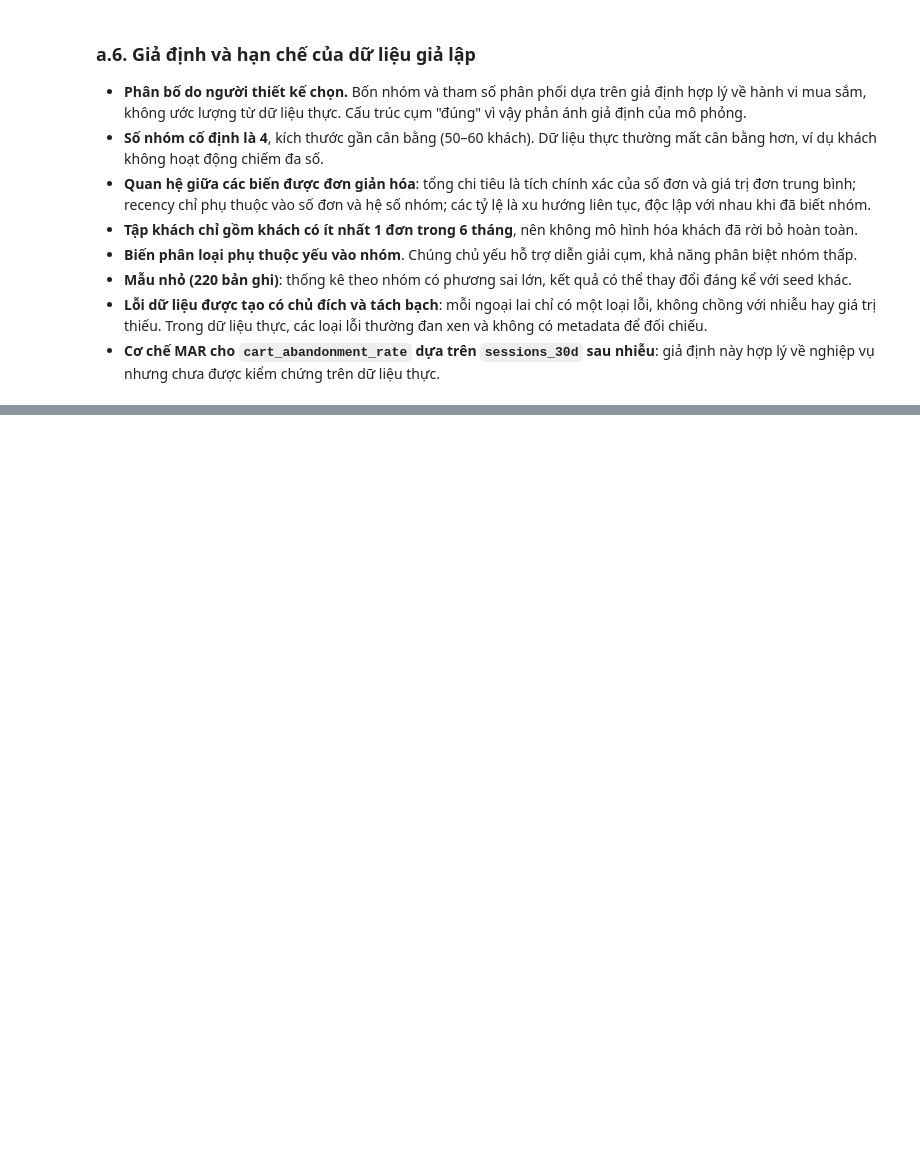
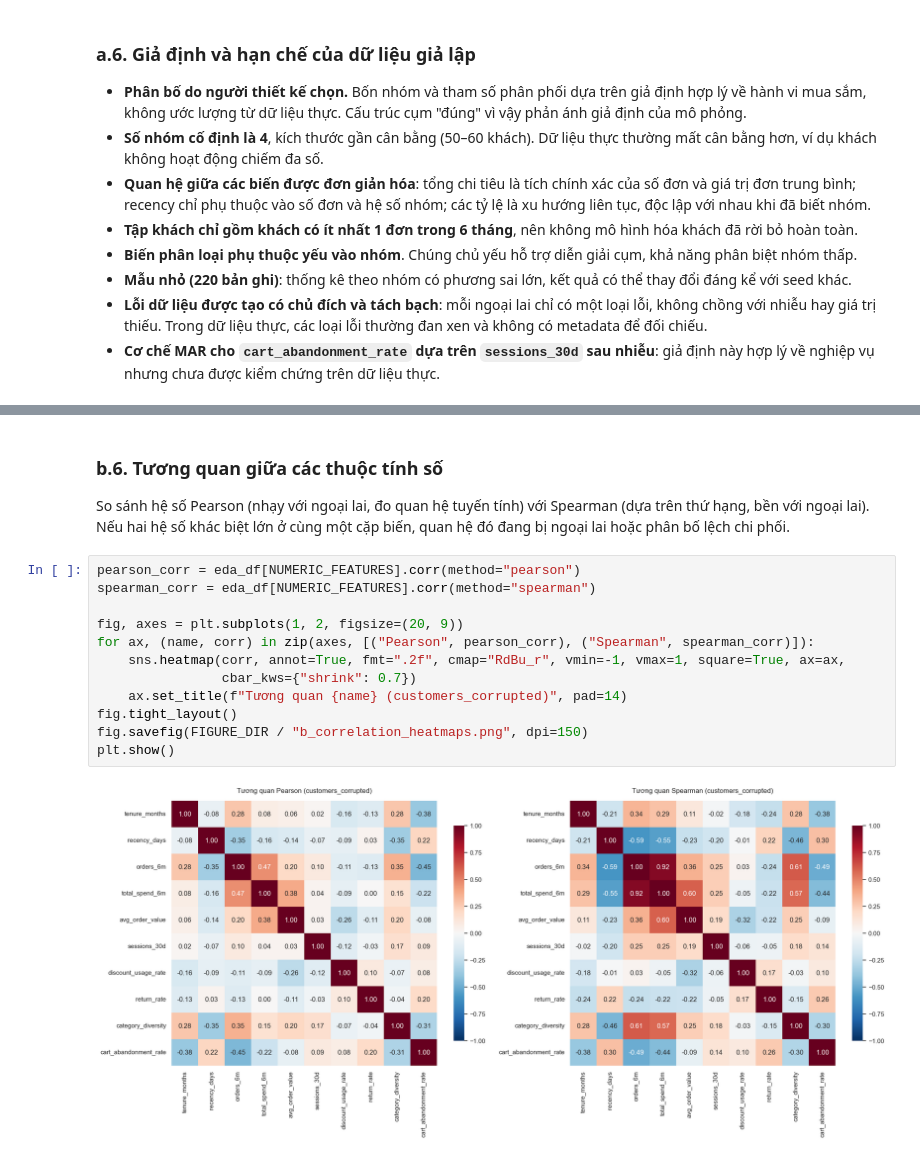
Before and after one commit to Longkyoladn/Datamining-, a Jupyter notebook: customer_segmentation/notebooks/customer_segmentation.ipynb, the cells around one changed output, grey strips where cells are left out. Drawn from its saved outputs; the diff is of its cells as text; blank space fills up the shorter version.

```diff
--- a/customer_segmentation/notebooks/customer_segmentation.ipynb
+++ b/customer_segmentation/notebooks/customer_segmentation.ipynb
@@ -734,0 +955,18 @@ Saved metadata\simulation_metadata.csv (18802 bytes)
+# %% [markdown]
+### b.6. Tương quan giữa các thuộc tính số
+
+So sánh hệ số Pearson (nhạy với ngoại lai, đo quan hệ tuyến tính) với Spearman (dựa trên thứ hạng, bền với ngoại lai). Nếu hai hệ số khác biệt lớn ở cùng một cặp biến, quan hệ đó đang bị ngoại lai hoặc phân bố lệch chi phối.
+# %%
+pearson_corr = eda_df[NUMERIC_FEATURES].corr(method="pearson")
+spearman_corr = eda_df[NUMERIC_FEATURES].corr(method="spearman")
+
+fig, axes = plt.subplots(1, 2, figsize=(20, 9))
+for ax, (name, corr) in zip(axes, [("Pearson", pearson_corr), ("Spearman", spearman_corr)]):
+    sns.heatmap(corr, annot=True, fmt=".2f", cmap="RdBu_r", vmin=-1, vmax=1, square=True, ax=ax,
+                cbar_kws={"shrink": 0.7})
+    ax.set_title(f"Tương quan {name} (customers_corrupted)", pad=14)
+fig.tight_layout()
+fig.savefig(FIGURE_DIR / "b_correlation_heatmaps.png", dpi=150)
+plt.show()
+# %% [output]
+[figure, added]
```
Also changed, not shown: parts of 37 cells of this notebook, 4 other files.
